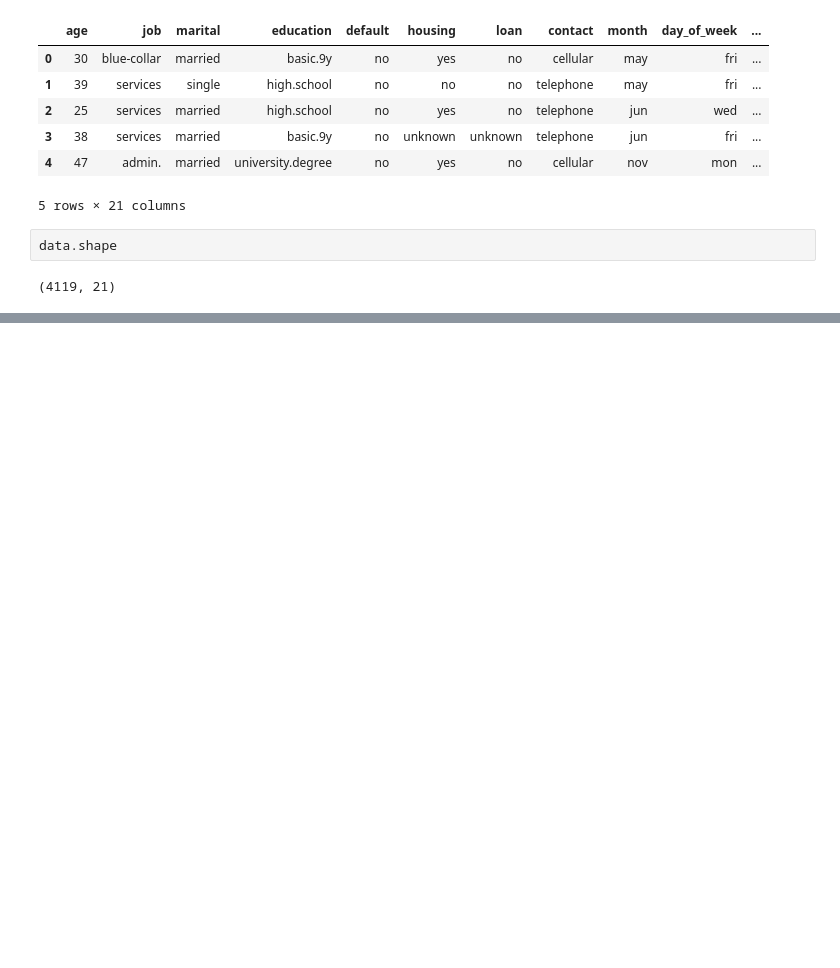
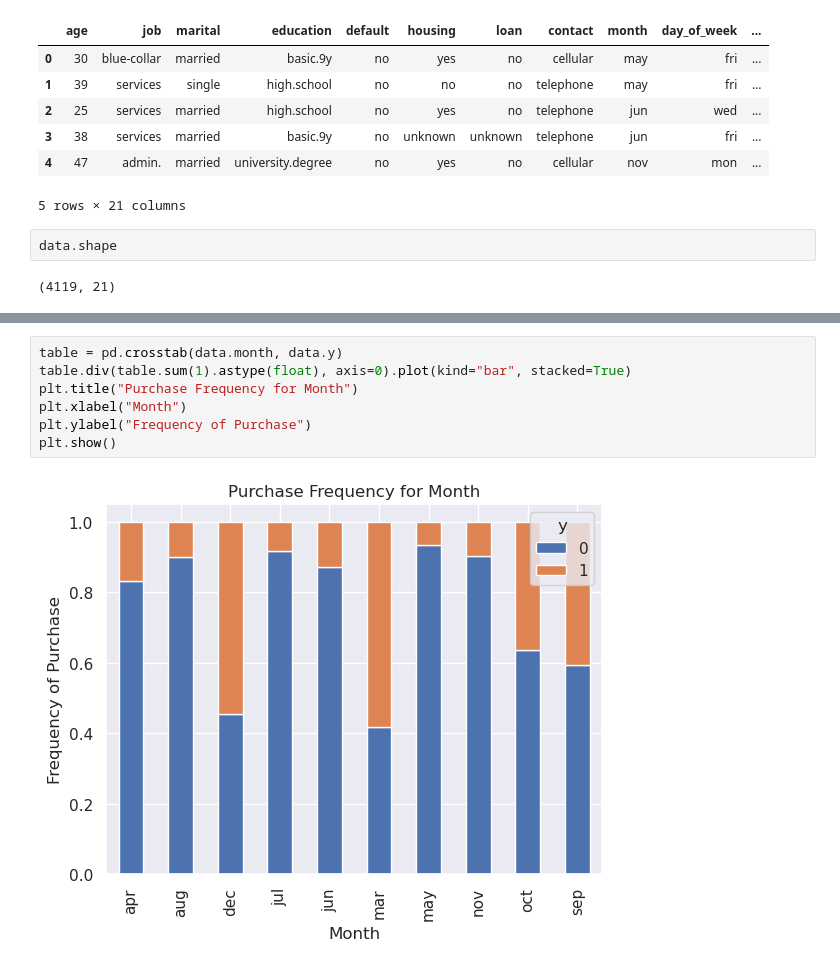
Before and after one commit to mmunozbe/ml-course, a Jupyter notebook: T5-3-Logistic Regression-Implementación.ipynb, the cells around one changed output, grey strips where cells are left out. Saved outputs shown, nothing was run; the diff lists cells and outputs as text; blank space fills up the shorter version.

```diff
--- a/T5-3-Logistic Regression-Implementación.ipynb
+++ b/T5-3-Logistic Regression-Implementación.ipynb
@@ -18,0 +123,9 @@ data.shape
+# %%
+table = pd.crosstab(data.month, data.y)
+table.div(table.sum(1).astype(float), axis=0).plot(kind="bar", stacked=True)
+plt.title("Purchase Frequency for Month")
+plt.xlabel("Month")
+plt.ylabel("Frequency of Purchase")
+plt.show()
+# %% [output]
+[figure, added]
```
Also changed, not shown: parts of 14 cells of this notebook.
